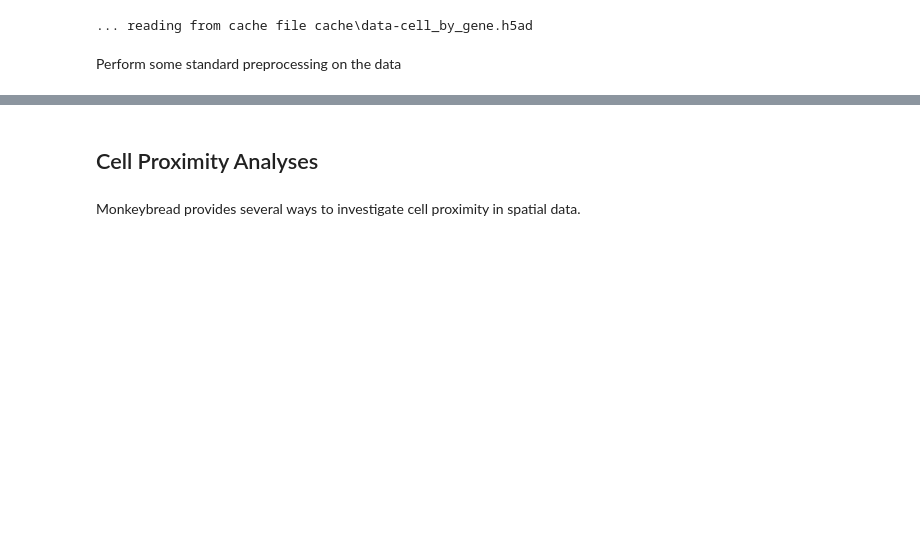
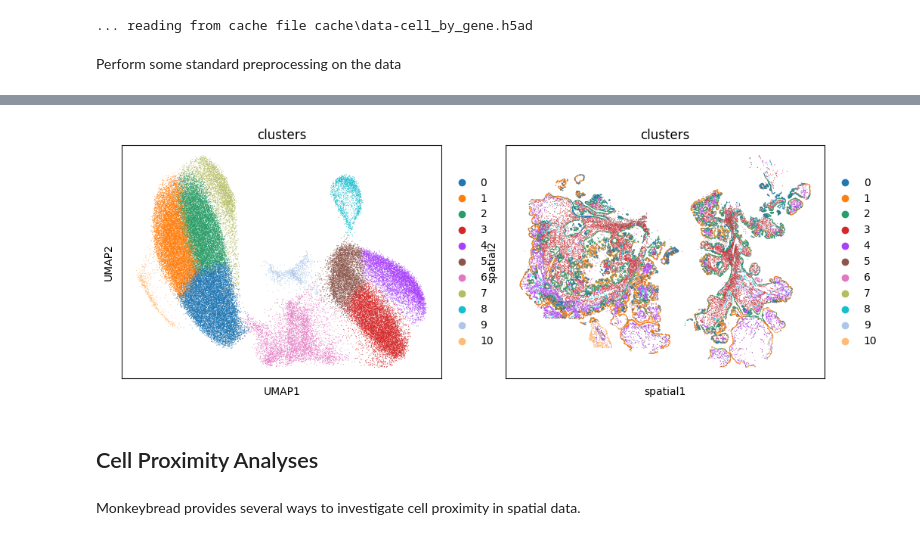
Before and after one commit to immunitastx/monkeybread, a Jupyter notebook: docs/notebooks/tutorial.ipynb, the cells around one changed output, grey strips where cells are left out. Cells and saved outputs as stored; diff of their text form; code cells hidden in the pictures; blank space fills up the shorter version.

```diff
--- a/docs/notebooks/tutorial.ipynb
+++ b/docs/notebooks/tutorial.ipynb
@@ -72,3 +69,21 @@ sc.pl.embedding(
+# %%
+fig, axs = plt.subplots(nrows = 1, ncols = 2, figsize = (12, 4))
+sc.pl.embedding(
+    adata,
+    "umap",
+    color = "clusters",
+    ax = axs[0],
+    show = False
+)
+sc.pl.embedding(
+    adata,
+    "spatial",
+    color = "clusters",
+    ax = axs[1],
+    show = True
+)
+# %% [output]
+[figure, added]
 # %% [markdown]
 ## Cell Proximity Analyses
 # %% [markdown]
```
Also changed, not shown: parts of 10 cells of this notebook, 2 other files.
